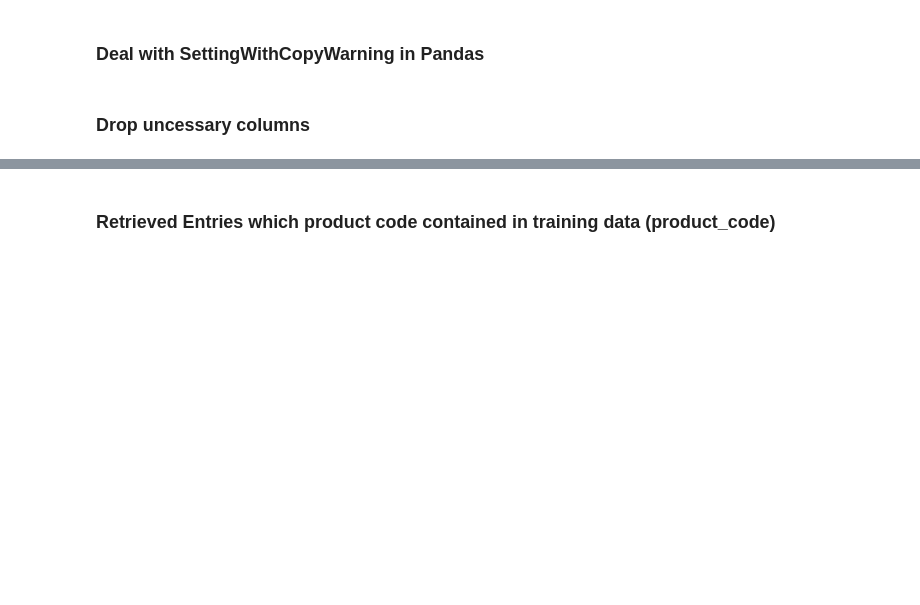
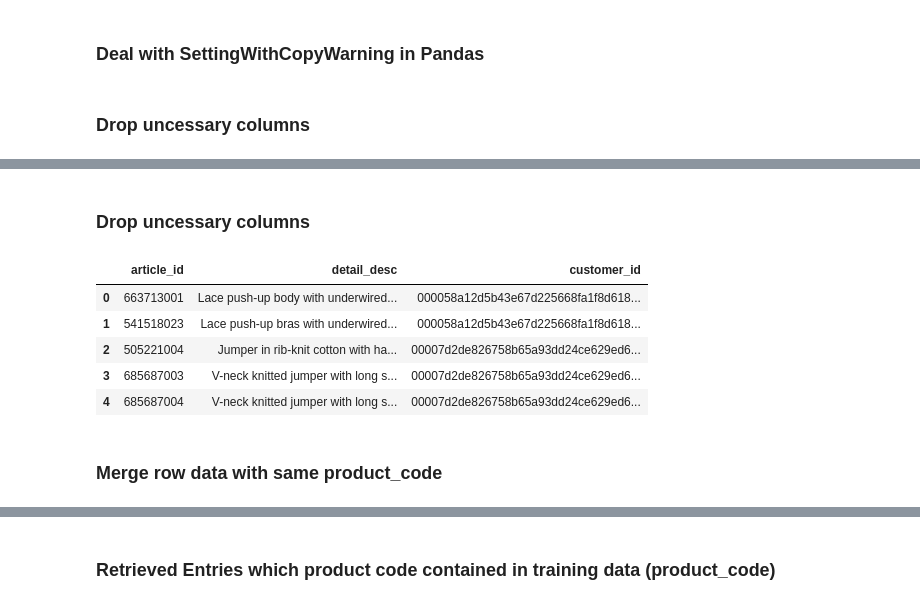
Before and after one commit to ChitThuShine/baseline-rs, a Jupyter notebook: notebookd4e5227f60.ipynb, the cells around one changed output, grey strips where cells are left out. Saved outputs shown, nothing was run; the diff lists cells and outputs as text; code cells hidden in the pictures; blank space fills up the shorter version.

```diff
--- a/notebookd4e5227f60.ipynb
+++ b/notebookd4e5227f60.ipynb
@@ -22,5 +29,5 @@ len(articles_df['article_id'].unique())
 # %% [markdown]
 ### Retrived only needed columns
 # %%
-reduced_article_df = articles_df[['article_id', 'product_code', 'prod_name', 'product_type_no', 'product_group_name', 'graphical_appearance_no', 'colour_group_code', 'perceived_colour_value_id', 'perceived_colour_master_id', 'index_code', 'index_group_no', 'section_no', 'garment_group_no', 'detail_desc']]
+articles_df.drop(['product_code', 'product_type_no', 'graphical_appearance_no', 'colour_group_code', 'perceived_colour_value_id', 'perceived_colour_master_id', 'department_no', 'index_code',  'index_group_no', 'section_no',  'garment_group_no'  ], axis=1, inplace=True)
 # %%
@@ -79,4 +75,4 @@ len(df_filtered)
 # %%
-merged_df = pd.merge(reduced_article_df, df_filtered, how='right', on = 'article_id')
+merged_df = pd.merge(articles_df, df_filtered, how='right', on = 'article_id')
 # %%
 len(merged_df)
@@ -257,0 +95,2 @@ merged_df.head()
+# %%
+merged_df['detail_desc'] = merged_df['detail_desc']+merged_df['prod_name']+merged_df['product_type_name']+merged_df['product_group_name']+merged_df['graphical_appearance_name']+merged_df['colour_group_name']+merged_df['department_name']+merged_df['index_name']+merged_df['garment_group_name']
@@ -257,0 +99,13 @@ merged_df.head()
+# %% [markdown]
+### Drop uncessary columns
+# %%
+merged_df.drop(['prod_name', 'product_type_name', 'product_group_name', 'graphical_appearance_name', 'colour_group_name', 'perceived_colour_value_name', 'perceived_colour_master_name', 'department_name', 'index_name', 'index_group_name', 'section_name', 'garment_group_name'],axis=1,inplace=True )
+# %%
+merged_df.head()
+# %% [output]
+|  | article_id | detail_desc | customer_id |
+| 0 | 663713001 | Lace push-up body with underwired... | 000058a12d5b43e67d225668fa1f8d618... |
+| 1 | 541518023 | Lace push-up bras with underwired... | 000058a12d5b43e67d225668fa1f8d618... |
+| 2 | 505221004 | Jumper in rib-knit cotton with ha... | 00007d2de826758b65a93dd24ce629ed6... |
+| 3 | 685687003 | V-neck knitted jumper with long s... | 00007d2de826758b65a93dd24ce629ed6... |
+| 4 | 685687004 | V-neck knitted jumper with long s... | 00007d2de826758b65a93dd24ce629ed6... |
@@ -257,0 +120,2 @@ merged_df.head()
+# %% [markdown]
+### Merge row data with same product_code
```
Also changed, not shown: parts of 107 cells of this notebook.
